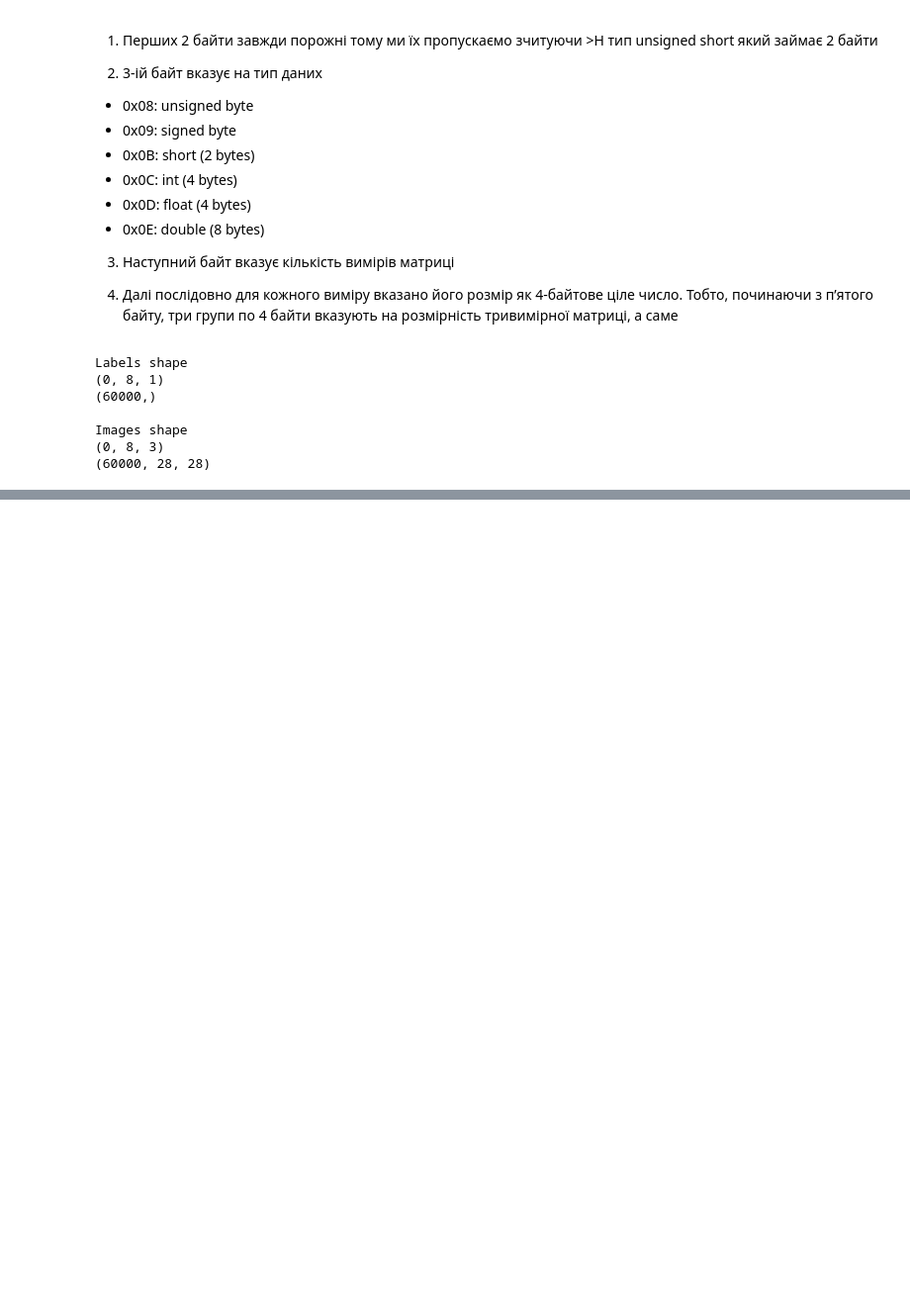
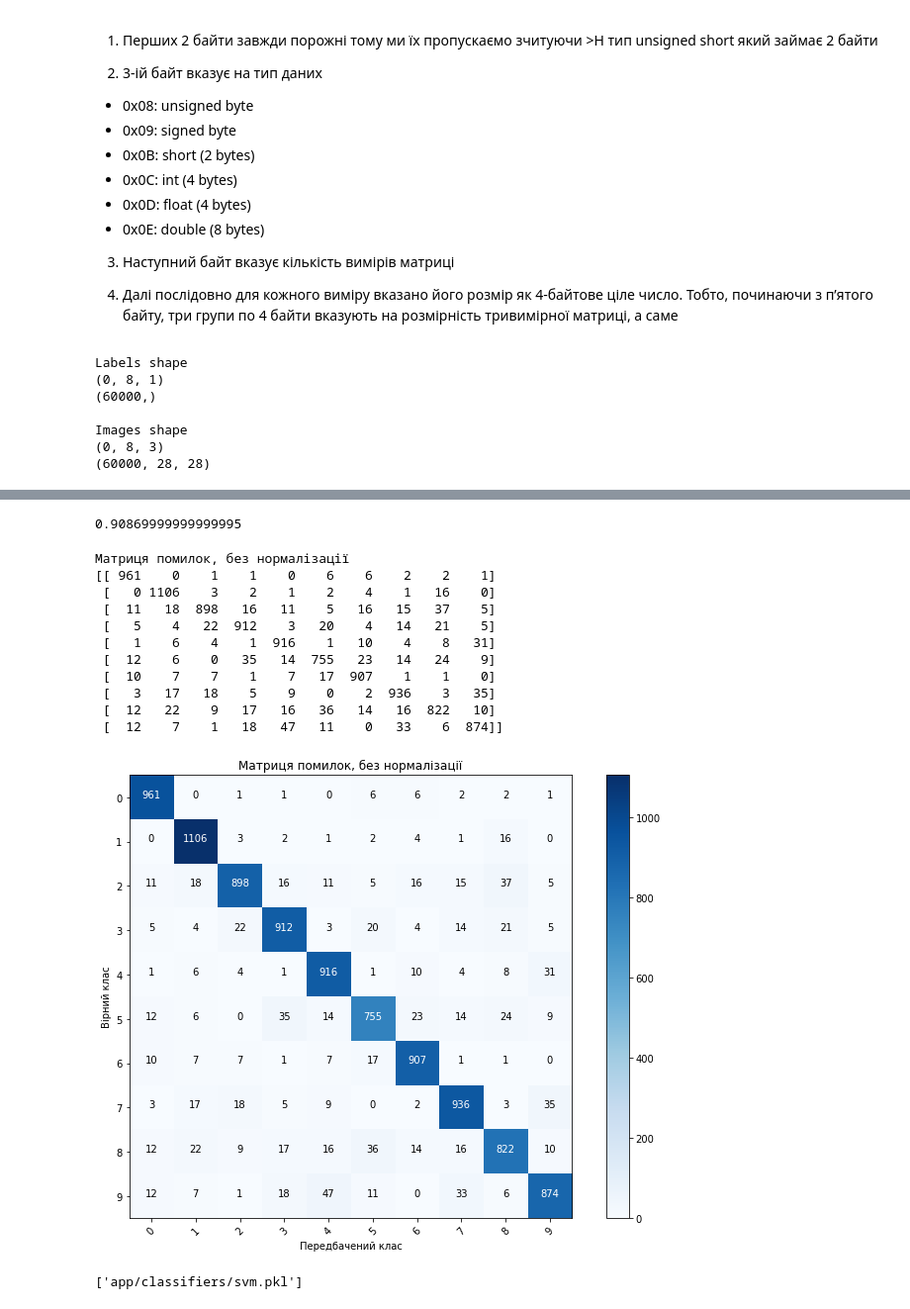
Before and after one commit to olecksamdr/digit-recognition, a Jupyter notebook: svm.ipynb, the cells around one changed output, grey strips where cells are left out. Shown at 99% size. Drawn from its saved outputs; the diff is of its cells as text; code cells hidden in the pictures; blank space fills up the shorter version.

```diff
--- a/svm.ipynb
+++ b/svm.ipynb
@@ -90,0 +128,6 @@ print(xmax, C[xindex])
+# %%
+from sklearn.metrics import accuracy_score
+
+accuracy_score(y_test, y_pred)
+# %% [output]
+0.90869999999999995
@@ -91,4 +177,24 @@ print(xmax, C[xindex])
+# %%
+# Plot non-normalized confusion matrix
+plt.figure(figsize=(10, 7))
+plot_confusion_matrix(cnf_matrix, classes=[0, 1, 2, 3, 4, 5, 6, 7, 8, 9],
+                      title='Матриця помилок, без нормалізації')
+# %% [output]
+Матриця помилок, без нормалізації
+[[ 961    0    1    1    0    6    6    2    2    1]
+ [   0 1106    3    2    1    2    4    1   16    0]
+ [  11   18  898   16   11    5   16   15   37    5]
+ [   5    4   22  912    3   20    4   14   21    5]
+ [   1    6    4    1  916    1   10    4    8   31]
+ [  12    6    0   35   14  755   23   14   24    9]
+ [  10    7    7    1    7   17  907    1    1    0]
+ [   3   17   18    5    9    0    2  936    3   35]
+ [  12   22    9   17   16   36   14   16  822   10]
+ [  12    7    1   18   47   11    0   33    6  874]]
+[figure, added]
 # %%
 # save classifier
 from sklearn.externals import joblib
-joblib.dump(knn, 'app/classifiers/svm.pkl')
+joblib.dump(svm , 'app/classifiers/svm.pkl')
+# %% [output]
+['app/classifiers/svm.pkl']
```
Also changed, not shown: parts of 10 cells of this notebook.
